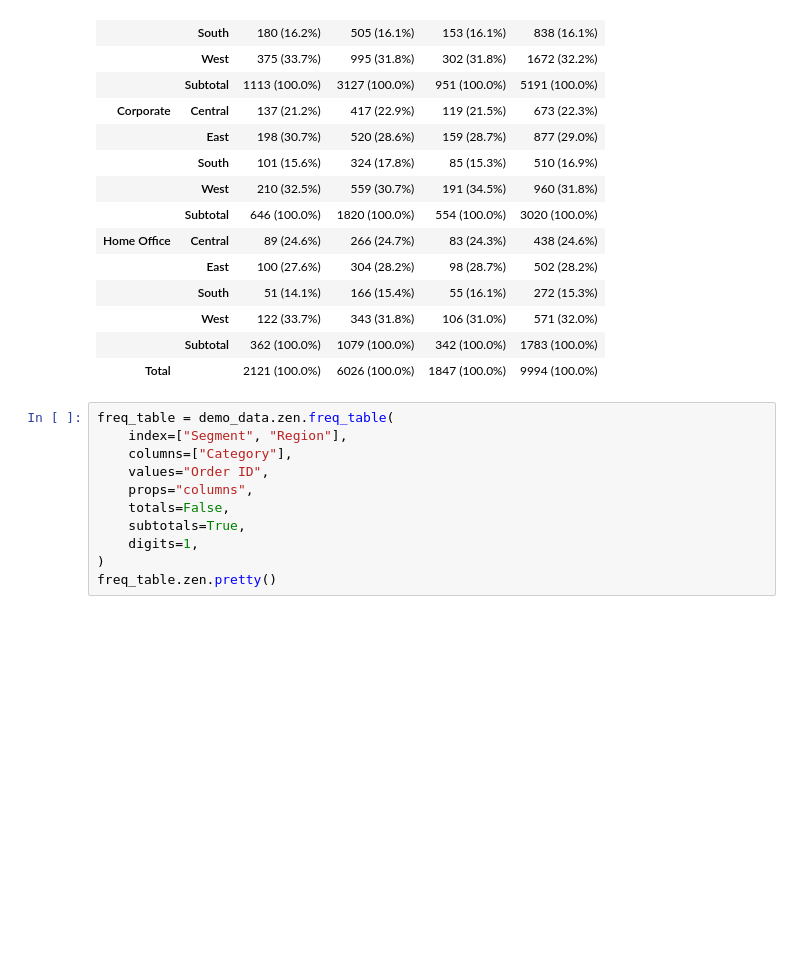
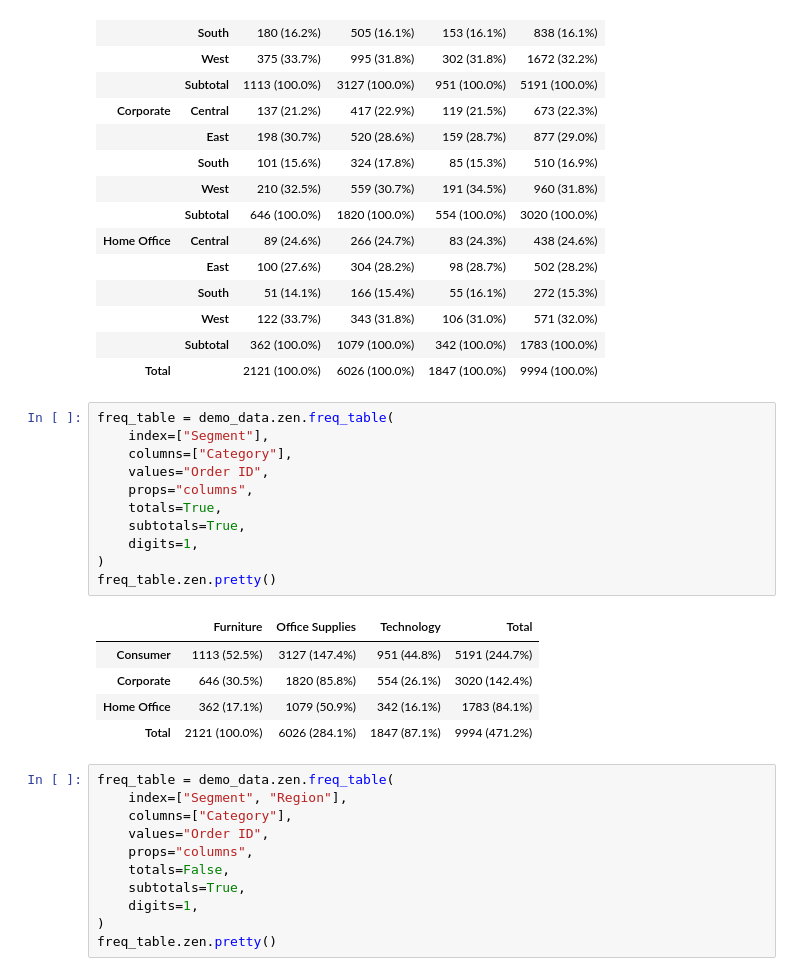
Before and after one commit to thepolicylab/ZenTables, a Jupyter notebook: src/notebooks/ZenTables Demo.ipynb, the cells around one changed output. Cells and saved outputs as stored; diff of their text form; blank space fills up the shorter version.

Commit message:
Fixed a bug that causes issues when using freq_table with index==1 and props == columns

```diff
--- a/src/notebooks/ZenTables Demo.ipynb
+++ b/src/notebooks/ZenTables Demo.ipynb
@@ -188,6 +188,23 @@ freq_table.zen.pretty()
 |  | West | 122 (33.7%) | 343 (31.8%) | 106 (31.0%) | 571 (32.0%) |
 |  | Subtotal | 362 (100.0%) | 1079 (100.0%) | 342 (100.0%) | 1783 (100.0%) |
 | Total |  | 2121 (100.0%) | 6026 (100.0%) | 1847 (100.0%) | 9994 (100.0%) |
+# %%
+freq_table = demo_data.zen.freq_table(
+    index=["Segment"],
+    columns=["Category"],
+    values="Order ID",
+    props="columns",
+    totals=True,
+    subtotals=True,
+    digits=1,
+)
+freq_table.zen.pretty()
+# %% [output]
+|  | Furniture | Office Supplies | Technology | Total |
+| Consumer | 1113 (52.5%) | 3127 (147.4%) | 951 (44.8%) | 5191 (244.7%) |
+| Corporate | 646 (30.5%) | 1820 (85.8%) | 554 (26.1%) | 3020 (142.4%) |
+| Home Office | 362 (17.1%) | 1079 (50.9%) | 342 (16.1%) | 1783 (84.1%) |
+| Total | 2121 (100.0%) | 6026 (284.1%) | 1847 (87.1%) | 9994 (471.2%) |
 # %%
 freq_table = demo_data.zen.freq_table(
     index=["Segment", "Region"],
```
Also changed, not shown: 1 other file.
